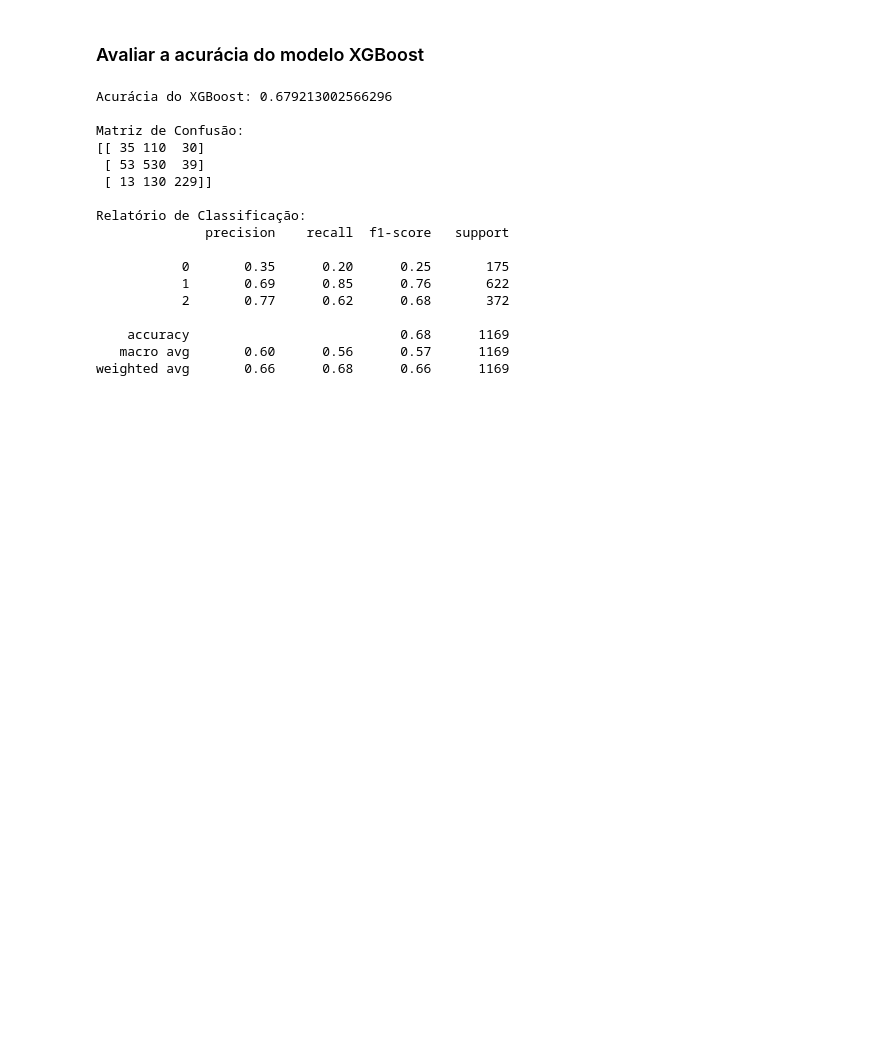
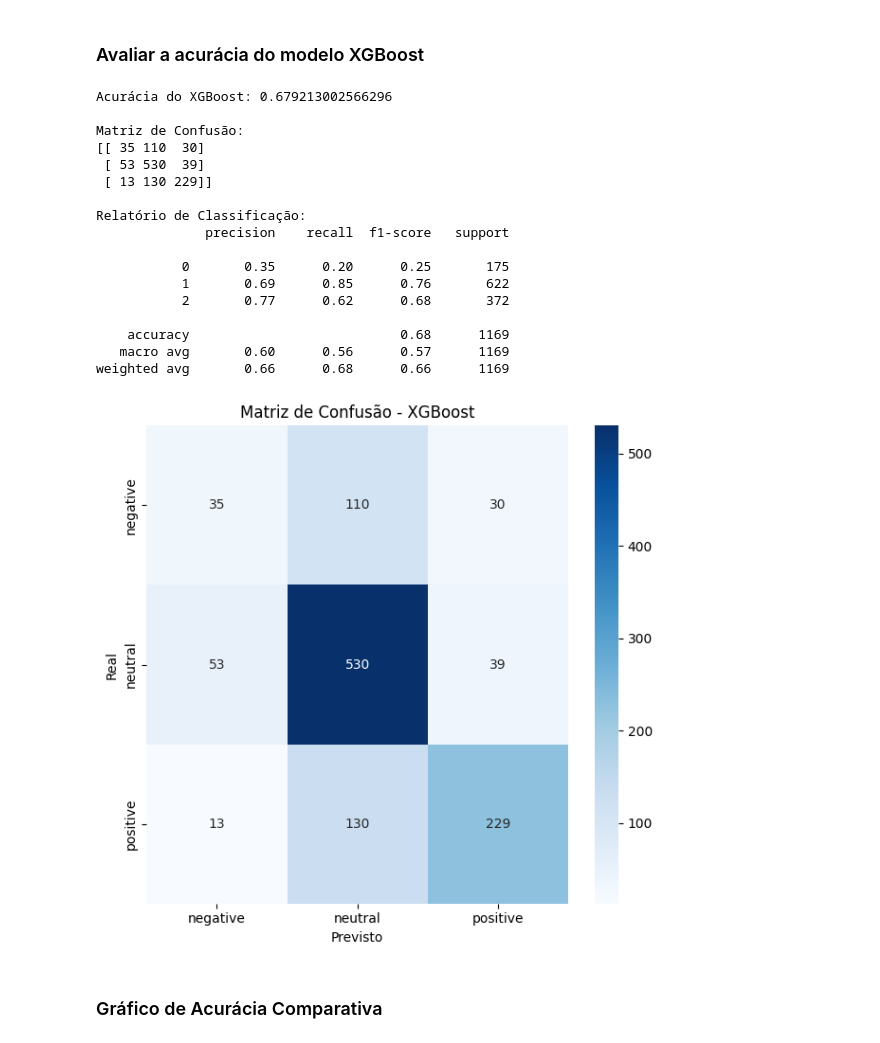
Before and after one commit to gardeniaestevam/time6-mandacaru.dev, a Jupyter notebook: XGB.ipynb, the cells around one changed output. Saved outputs shown, nothing was run; the diff lists cells and outputs as text; code cells hidden in the pictures; blank space fills up the shorter version.

```diff
--- a/XGB.ipynb
+++ b/XGB.ipynb
@@ -188,3 +251,18 @@ Relatório de Classificação:
     accuracy                           0.68      1169
    macro avg       0.60      0.56      0.57      1169
 weighted avg       0.66      0.68      0.66      1169
+# %%
+# Gráfico de Matriz de Confusão para XGBoost
+plt.figure(figsize=(12, 6))
+plt.subplot(1, 2, 2)
+sns.heatmap(confusion_matrix(y_test, xgb_predictions), annot=True, fmt='d', cmap='Blues', xticklabels=class_mapping.keys(), yticklabels=class_mapping.keys())
+plt.title('Matriz de Confusão - XGBoost')
+plt.xlabel('Previsto')
+plt.ylabel('Real')
+
+plt.tight_layout()
+plt.show()
+# %% [output]
+[figure, added]
+# %% [markdown]
+### Gráfico de Acurácia Comparativa
```
Also changed, not shown: parts of 11 cells of this notebook.
